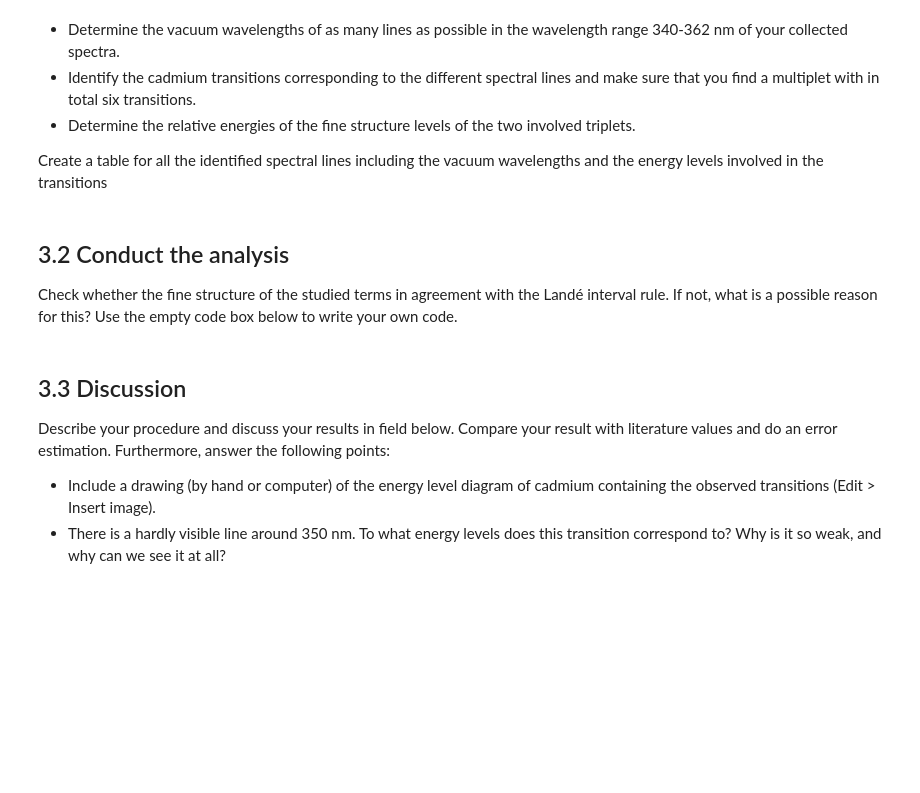
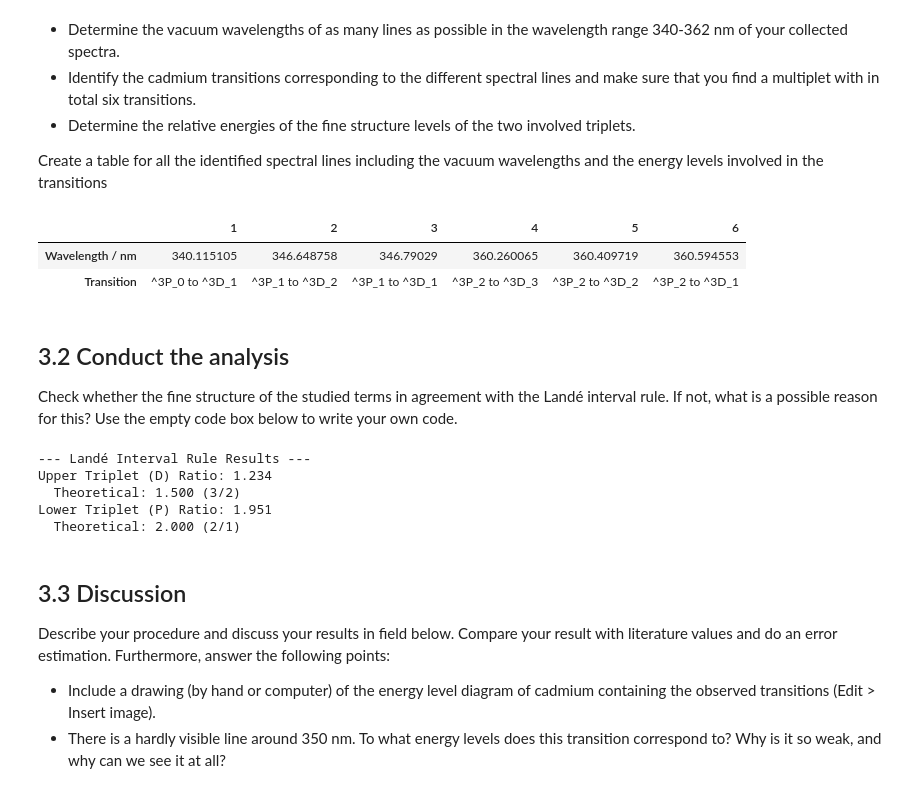
Before and after one commit to RSvegin/Atomic-Spectroscopy-FYSB24, a Jupyter notebook: Atomic Spectroscopy_FYSB24.ipynb, the cells around one changed output. Cells and saved outputs as stored; diff of their text form; code cells hidden in the pictures; blank space fills up the shorter version.

```diff
--- a/Atomic Spectroscopy_FYSB24.ipynb
+++ b/Atomic Spectroscopy_FYSB24.ipynb
@@ -134,4 +134,13 @@ $  h \nu = \frac{h c}{\lambda}= R_{H}\left(\frac{1}{n_{1}^{2}}-\frac{1}{n_{2}^{2
 <br>
 where  $n_{1}$ and $n_{2}$ are two consecutive quantum numbers. Use the empty code box below to write your own code to extract the Rydberg constant.
 # %%
-## Write your code here to determine the Rydberg constant
+upper_levels=[5,4,3,19]
+lower_levels=[2,2,2,3]
+wavelength_meters=np.array(hydrogen_vac_wavelength)*10**(-9)
+rydberg=[]
+for i in range(len(upper_levels)):
+    rb=(1/wavelength_meters[i])/((1/lower_levels[i]**2)-(1/upper_levels[i]**2))
+    rydberg.append(rb)
+
+print("Computed Rydberg:", sum(rydberg)/len(rydberg))
+print("Literature Rydberg: 10 973 731.6")
@@ -308,16 +338,64 @@ peak1 = fittingFunctions.perform_Gaussian_fit(x=wavelength,
 Create a table for all the identified spectral lines including the vacuum wavelengths and the energy levels involved in the transitions
 # %%
 ### Write your results here.
-Cadmium_wavelength = ([None , None, None , None, None])
+Cadmium_wavelength = ([340.01548 ,346.54722 ,346.68871 ,360.15454 , 360.30415,360.48893])
+#last wavelength is a bit low intensity on the plot, but looking in the text file we see the peak still
+#and the gaussian can clearly find it
+next_row = (["^3P_0 to ^3D_1" , "^3P_1 to ^3D_2", "^3P_1 to ^3D_1" , "^3P_2 to ^3D_3", "^3P_2 to ^3D_2","^3P_2 to ^3D_1"])
+Cadmium_vac_wavelength=[]
+for i in range(len(Cadmium_wavelength)):
+    vaclength=Cadmium_wavelength[i]*1.000293
+    Cadmium_vac_wavelength.append(vaclength)
 
-next_row = ([None , None, None , None, None])
-Cadmium_vac_wavelength = ([None , None, None , None, None])
-pd.DataFrame([Cadmium_wavelength, next_row], columns=['1', '2', '3','4', '5'], index=['Wavelength / nm','label'])
+pd.DataFrame([Cadmium_vac_wavelength, next_row], columns=['1', '2', '3','4', '5','6'], index=['Wavelength / nm','Transition'])
+# %% [output]
+|  | 1 | 2 | 3 | 4 | 5 | 6 |
+| Wavelength / nm | 340.115105 | 346.648758 | 346.79029 | 360.260065 | 360.409719 | 360.594553 |
+| Transition | ^3P_0 to ^3D_1 | ^3P_1 to ^3D_2 | ^3P_1 to ^3D_1 | ^3P_2 to ^3D_3 | ^3P_2 to ^3D_2 | ^3P_2 to ^3D_1 |
 # %% [markdown]
 ## 3.2 Conduct the analysis <a name="fine_structure_2"></a>
 Check whether the fine structure of the studied terms in agreement with the Landé interval rule. If not, what is a possible reason for this? Use the empty code box below to write your own code.
 # %%
-#### your code starts here
+#first we need to convert wavelengths to energy
+
+energies = [1.0 / (wl * 1e-7) for wl in Cadmium_vac_wavelength]
+
+#we check if the gap in energy is proportional to the change in J
+
+#  upper triplet (5s5d ^3D)
+# We use transitions from the same lower level (P2) to find the D-splittings.
+# Gap 3-2: E(P2 -> D3) - E(P2 -> D2)
+gap_D_32 = energies[3] - energies[4]
+
+# Gap 2-1: E(P2 -> D2) - E(P2 -> D1)
+gap_D_21 = energies[4] - energies[5]
+
+ratio_D = gap_D_21 / gap_D_32 #woops divided wrong way round before
+
+# lower triplet (5s5p ^3P)
+# now usr same upper level (D1) to find P-splittings.
+# Gap 2-1: E(P1 -> D1) - E(P2 -> D1) = (D1 - P1) - (D1 - P2) = P2 - P1
+gap_P_21 = energies[2] - energies[5]
+
+# Gap 1-0: E(P0 -> D1) - E(P1 -> D1) = (D1 - P0) - (D1 - P1) = P1 - P0
+gap_P_10 = energies[0] - energies[2]
+
+ratio_P = gap_P_21 / gap_P_10
+
+# 5. Output Results
+print("--- Landé Interval Rule Results ---")
+print(f"Upper Triplet (D) Ratio: {ratio_D:.3f}")
+print(f"  Theoretical: 1.5 (3/2)")
+
+
+print(f"Lower Triplet (P) Ratio: {ratio_P:.3f}")
+print(f"  Theoretical: 2 (2/1)")
+# %% [output]
+--- Landé Interval Rule Results ---
+Upper Triplet (D) Ratio: 1.234
+  Theoretical: 1.500 (3/2)
+Lower Triplet (P) Ratio: 1.951
+  Theoretical: 2.000 (2/1)
 # %% [markdown]
 ## 3.3 Discussion<a name="fine_structure_3"></a>
 Describe your procedure and discuss your results in field below. Compare your result with literature values and do an error estimation. Furthermore, answer the following points:
```
Also changed, not shown: parts of 8 cells of this notebook, 3 other files.
